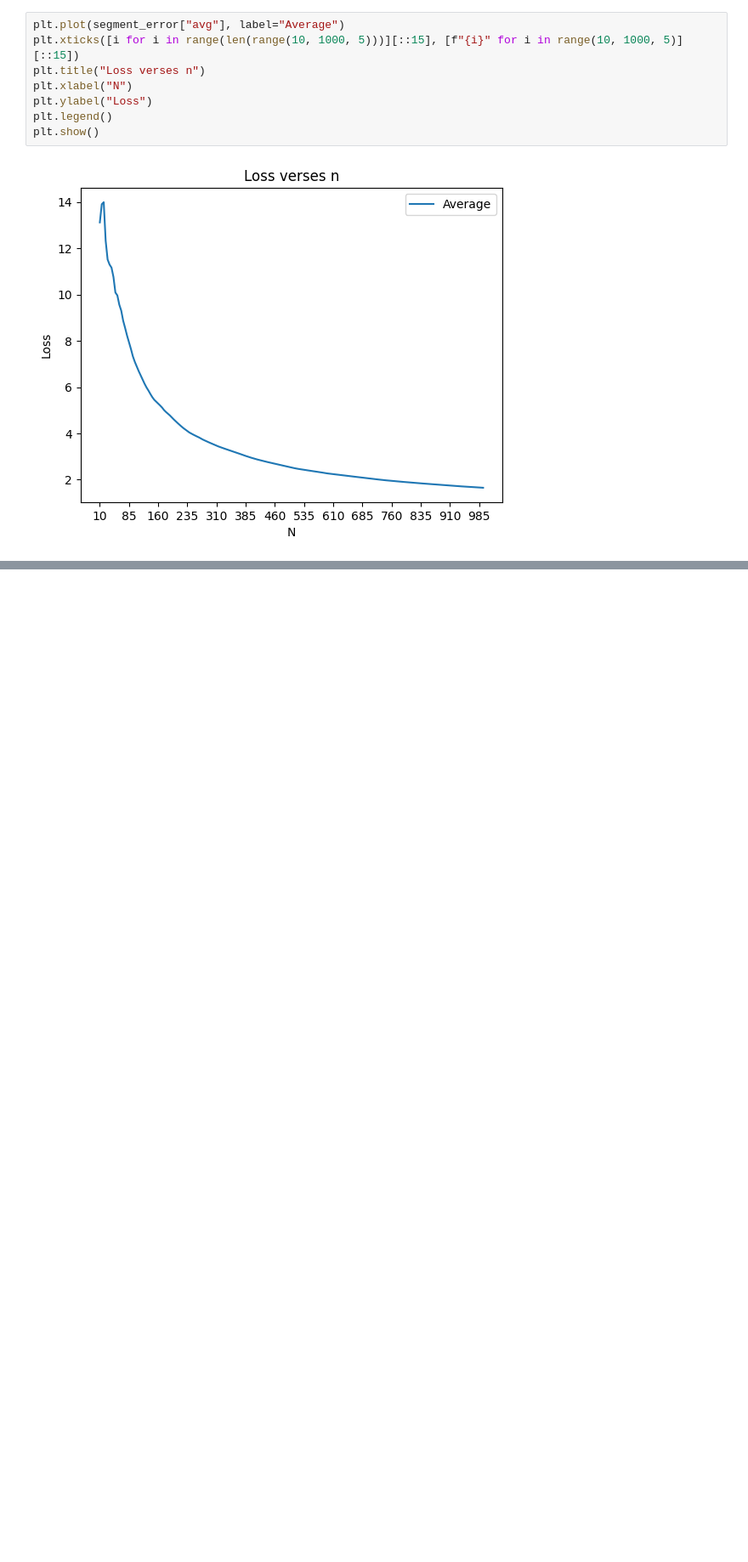
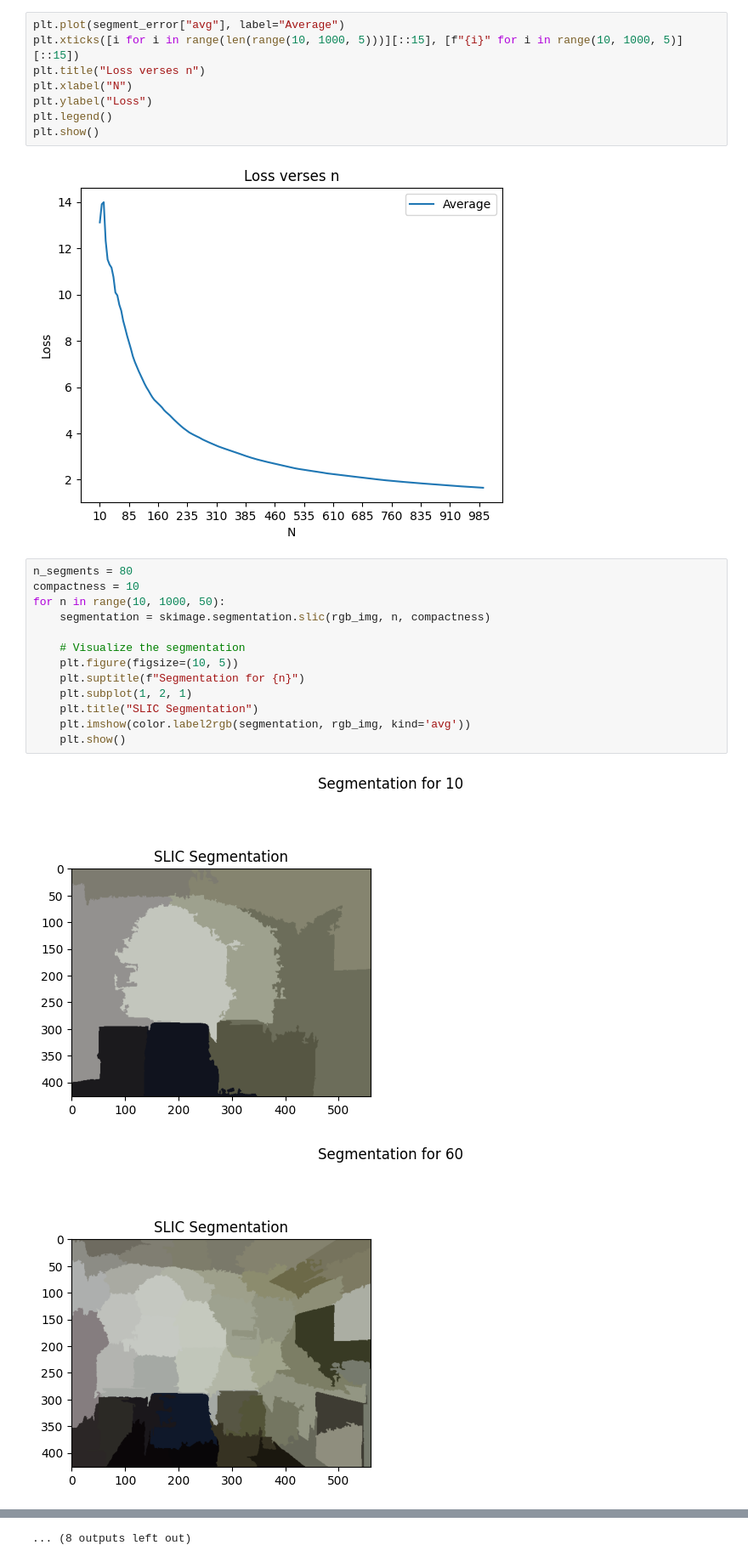
Before and after one commit to mhueppe/ComputerVision, a Jupyter notebook: Assignment4/Task3.ipynb, the cells around one changed output, grey strips where cells are left out. Shown at 85% size. Drawn from its saved outputs; the diff is of its cells as text; blank space fills up the shorter version.

Commit message:
Add plots for different n

```diff
--- a/Assignment4/Task3.ipynb
+++ b/Assignment4/Task3.ipynb
@@ -109,3 +109,19 @@ plt.legend()
 plt.show()
 # %% [output]
 [figure]
+# %%
+n_segments = 80
+compactness = 10
+for n in range(10, 1000, 50):
+    segmentation = skimage.segmentation.slic(rgb_img, n, compactness)
+
+    # Visualize the segmentation
+    plt.figure(figsize=(10, 5))
+    plt.suptitle(f"Segmentation for {n}")
+    plt.subplot(1, 2, 1)
+    plt.title("SLIC Segmentation")
+    plt.imshow(color.label2rgb(segmentation, rgb_img, kind='avg'))
+    plt.show()
+# %% [output]
+[figure, added]
+[figure, added]
@@ -111,0 +138 @@ plt.show()
+... (8 outputs left out)
```
Also changed, not shown: parts of 1 cell of this notebook.
